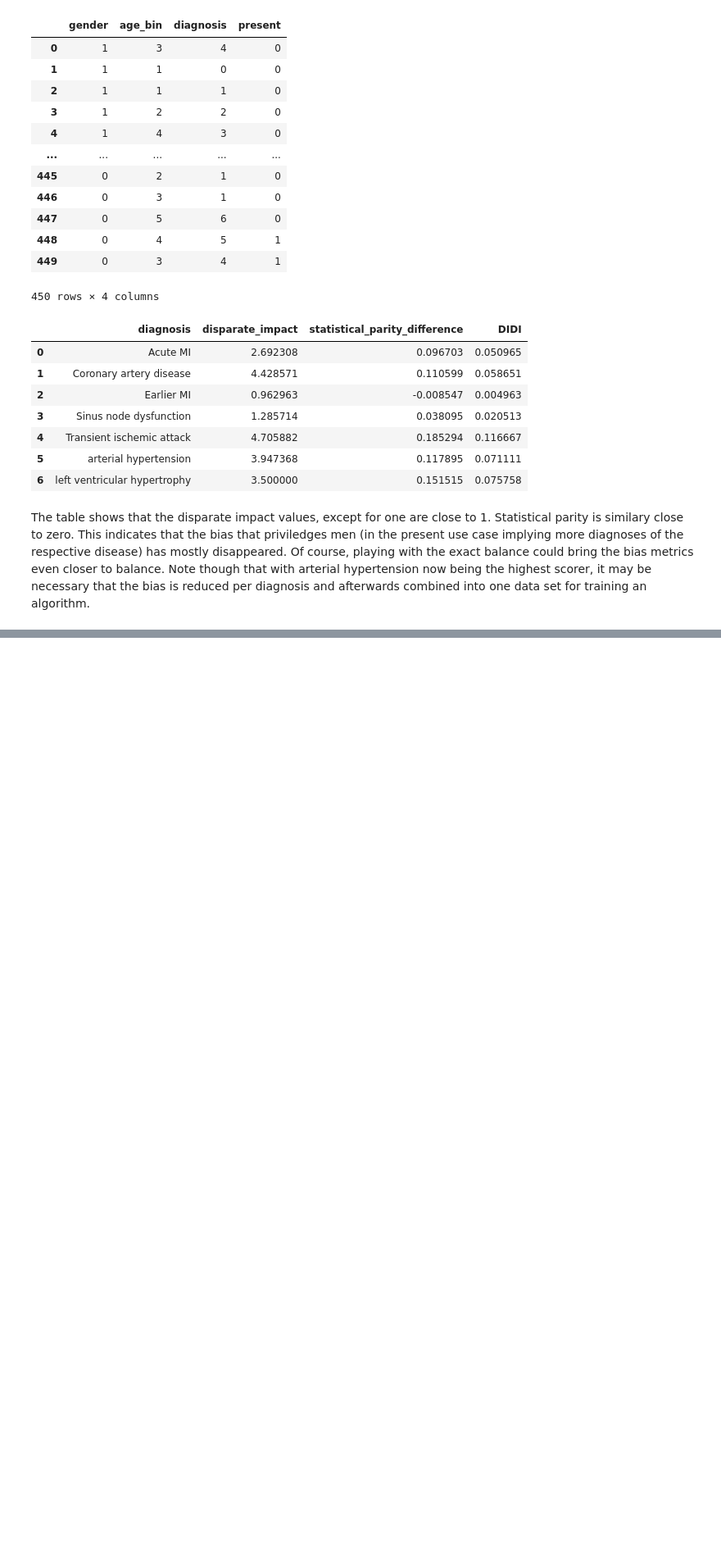
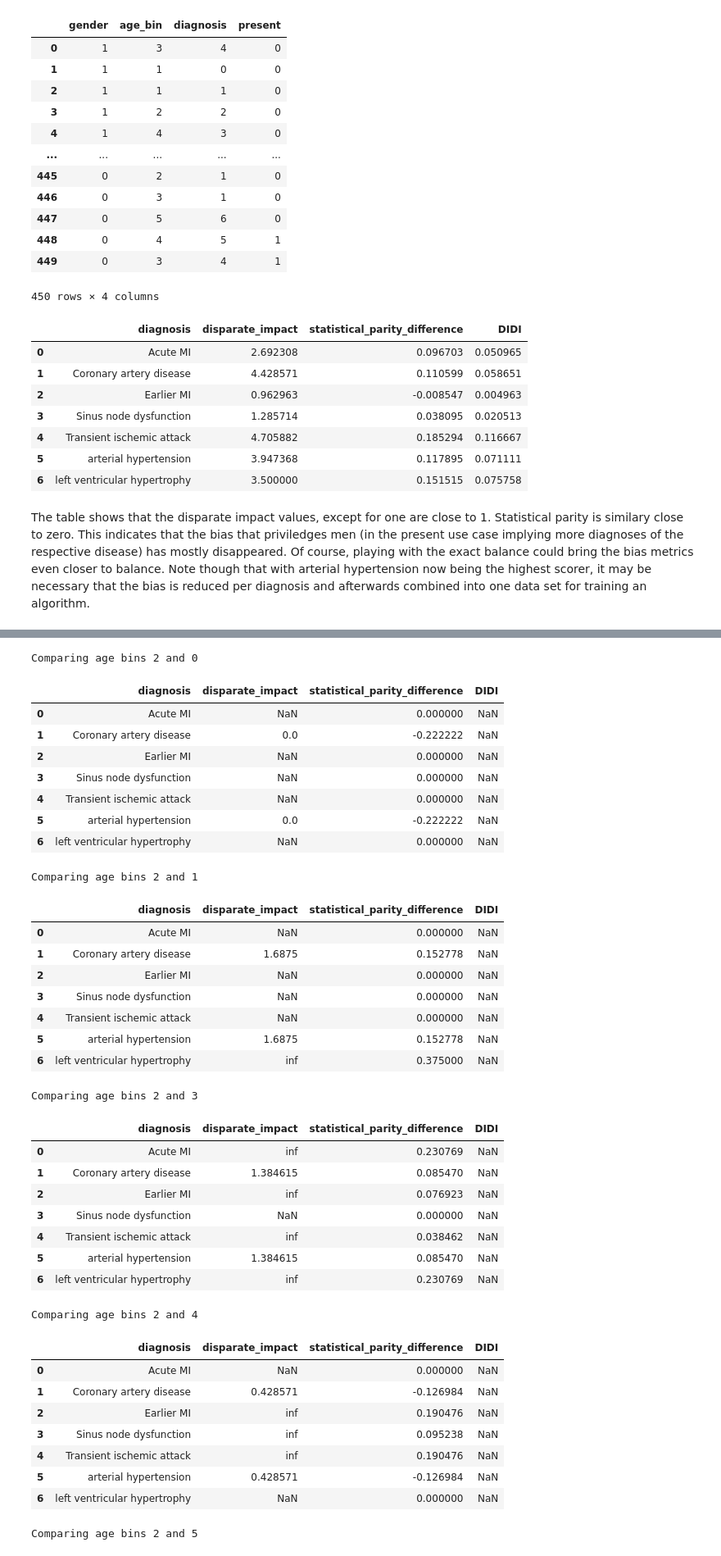
Before and after one commit to aequitas-aod/experiment-hc2-ecg-incartdb, a Jupyter notebook: bias_detection_mitigation.ipynb, the cells around one changed output, grey strips where cells are left out. Shown at 82% size. Cells and saved outputs as stored; diff of their text form; code cells hidden in the pictures; blank space fills up the shorter version.

```diff
--- a/bias_detection_mitigation.ipynb
+++ b/bias_detection_mitigation.ipynb
@@ -337,9 +341,4 @@ At first glance, the balance over age bins for most of diagnoses appears to be o
 # %%
-age_bias = f.show_bias(df_processed, "age_bin", 3, plot_histogram=False)
-
 enc_file = open("utils/encodings/incartdb_demographics_diagnosis_encoding.json")
 enc = json.load(enc_file)
 reverse_enc = {int(value): key for key, value in enc.items()}
-age_bias['diagnosis'] = age_bias['diagnosis'].replace(reverse_enc).astype(str)
-
-age_bias
@@ -364,0 +345,57 @@ invalid value encountered in scalar divide
+# %%
+ref_age = 2
+for upg in [0, 1, 3, 4, 5]:
+    d = df_processed.copy()
+
+    print(f"Comparing age bins 2 and {upg}")
+
+    d = d[d['age_bin'].isin([ref_age, upg])]
+    d["age_bin"] = np.where(d["age_bin"] == upg, 0, d['age_bin']) # make sure to have unpriv. group be zero label.
+
+    # display(d[['age_bin', 'diagnosis', 'present']].value_counts())
+
+    with warnings.catch_warnings():
+        warnings.simplefilter("ignore")
+        age_bias = f.show_bias(d, "age_bin", ref_age, plot_histogram=False)
+
+    age_bias['diagnosis'] = age_bias['diagnosis'].replace(reverse_enc).astype(str)
+
+    display(age_bias)
+# %% [output]
+Comparing age bins 2 and 0
+|  | diagnosis | disparate_impact | statistical_parity_difference | DIDI |
+| 0 | Acute MI | NaN | 0.000000 | NaN |
+| 1 | Coronary artery disease | 0.0 | -0.222222 | NaN |
+| 2 | Earlier MI | NaN | 0.000000 | NaN |
+| 3 | Sinus node dysfunction | NaN | 0.000000 | NaN |
+| 4 | Transient ischemic attack | NaN | 0.000000 | NaN |
+| 5 | arterial hypertension | 0.0 | -0.222222 | NaN |
+| 6 | left ventricular hypertrophy | NaN | 0.000000 | NaN |
+Comparing age bins 2 and 1
+|  | diagnosis | disparate_impact | statistical_parity_difference | DIDI |
+| 0 | Acute MI | NaN | 0.000000 | NaN |
+| 1 | Coronary artery disease | 1.6875 | 0.152778 | NaN |
+| 2 | Earlier MI | NaN | 0.000000 | NaN |
+| 3 | Sinus node dysfunction | NaN | 0.000000 | NaN |
+| 4 | Transient ischemic attack | NaN | 0.000000 | NaN |
+| 5 | arterial hypertension | 1.6875 | 0.152778 | NaN |
+| 6 | left ventricular hypertrophy | inf | 0.375000 | NaN |
+Comparing age bins 2 and 3
+|  | diagnosis | disparate_impact | statistical_parity_difference | DIDI |
+| 0 | Acute MI | inf | 0.230769 | NaN |
+| 1 | Coronary artery disease | 1.384615 | 0.085470 | NaN |
+| 2 | Earlier MI | inf | 0.076923 | NaN |
+| 3 | Sinus node dysfunction | NaN | 0.000000 | NaN |
+| 4 | Transient ischemic attack | inf | 0.038462 | NaN |
+| 5 | arterial hypertension | 1.384615 | 0.085470 | NaN |
+| 6 | left ventricular hypertrophy | inf | 0.230769 | NaN |
+Comparing age bins 2 and 4
+|  | diagnosis | disparate_impact | statistical_parity_difference | DIDI |
+| 0 | Acute MI | NaN | 0.000000 | NaN |
+| 1 | Coronary artery disease | 0.428571 | -0.126984 | NaN |
+| 2 | Earlier MI | inf | 0.190476 | NaN |
+| 3 | Sinus node dysfunction | inf | 0.095238 | NaN |
+| 4 | Transient ischemic attack | inf | 0.190476 | NaN |
+| 5 | arterial hypertension | 0.428571 | -0.126984 | NaN |
+| 6 | left ventricular hypertrophy | NaN | 0.000000 | NaN |
+Comparing age bins 2 and 5
```
Also changed, not shown: parts of 11 cells of this notebook, 2 other files.
